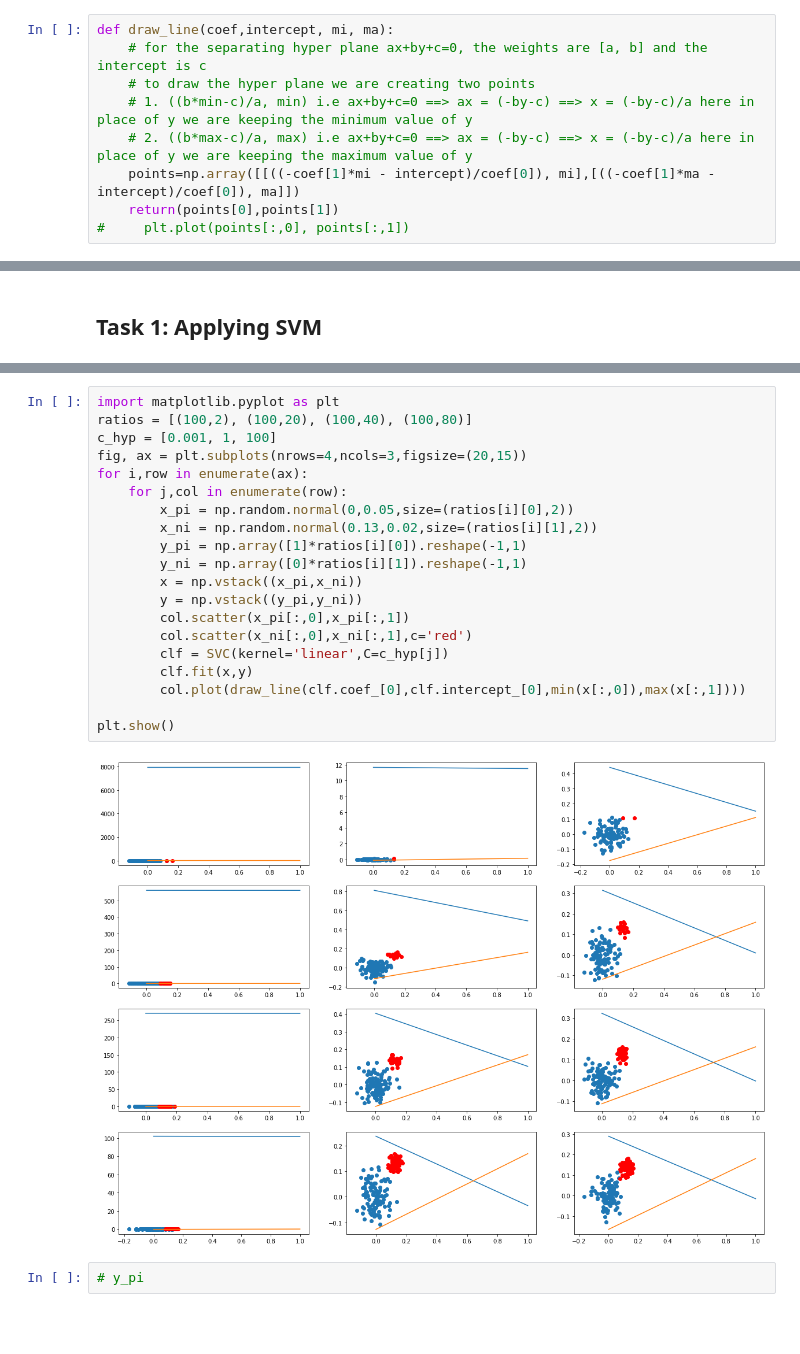
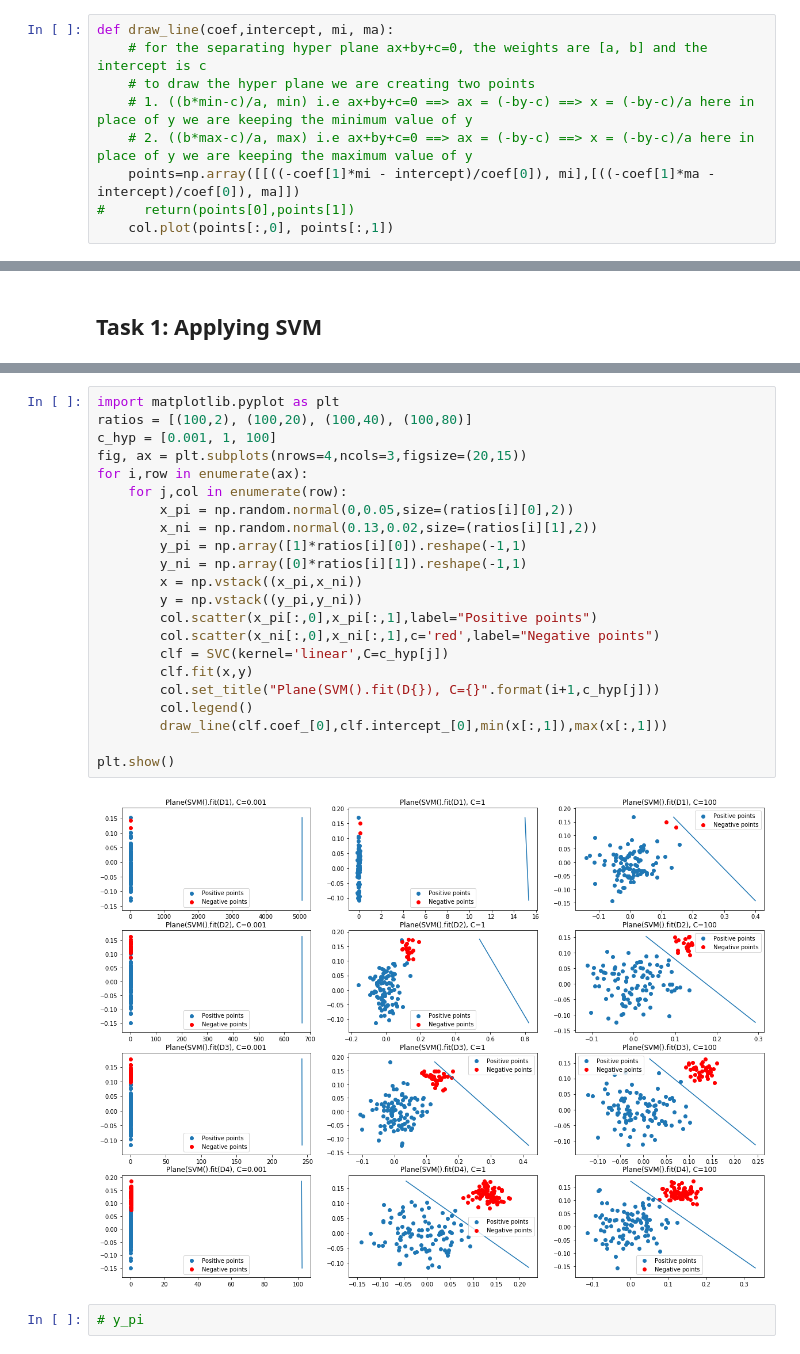
Before and after one commit to subro12/Assignments, a Jupyter notebook: 8A_LR_SVM.ipynb, the cells around one changed output, grey strips where cells are left out. Cells and saved outputs as stored; diff of their text form; blank space fills up the shorter version.

```diff
--- a/8A_LR_SVM.ipynb
+++ b/8A_LR_SVM.ipynb
@@ -17,8 +17,8 @@ def draw_line(coef,intercept, mi, ma):
     # 1. ((b*min-c)/a, min) i.e ax+by+c=0 ==> ax = (-by-c) ==> x = (-by-c)/a here in place of y we are keeping the minimum value of y
     # 2. ((b*max-c)/a, max) i.e ax+by+c=0 ==> ax = (-by-c) ==> x = (-by-c)/a here in place of y we are keeping the maximum value of y
     points=np.array([[((-coef[1]*mi - intercept)/coef[0]), mi],[((-coef[1]*ma - intercept)/coef[0]), ma]])
-    return(points[0],points[1])
-#     plt.plot(points[:,0], points[:,1])
+#     return(points[0],points[1])
+    col.plot(points[:,0], points[:,1])
 # %% [markdown]
 # What if Data is imabalanced
 
@@ -85,25 +85,27 @@ and attach the picture, or record a video upload it in assignment.
 # %%
 import matplotlib.pyplot as plt
 ratios = [(100,2), (100,20), (100,40), (100,80)]
 c_hyp = [0.001, 1, 100]
 fig, ax = plt.subplots(nrows=4,ncols=3,figsize=(20,15))
 for i,row in enumerate(ax):
     for j,col in enumerate(row):
         x_pi = np.random.normal(0,0.05,size=(ratios[i][0],2))
         x_ni = np.random.normal(0.13,0.02,size=(ratios[i][1],2))
         y_pi = np.array([1]*ratios[i][0]).reshape(-1,1)
         y_ni = np.array([0]*ratios[i][1]).reshape(-1,1)
         x = np.vstack((x_pi,x_ni))
         y = np.vstack((y_pi,y_ni))
-        col.scatter(x_pi[:,0],x_pi[:,1])
-        col.scatter(x_ni[:,0],x_ni[:,1],c='red')
+        col.scatter(x_pi[:,0],x_pi[:,1],label="Positive points")
+        col.scatter(x_ni[:,0],x_ni[:,1],c='red',label="Negative points")
         clf = SVC(kernel='linear',C=c_hyp[j])
         clf.fit(x,y)
-        col.plot(draw_line(clf.coef_[0],clf.intercept_[0],min(x[:,0]),max(x[:,1])))
+        col.set_title("Plane(SVM().fit(D{}), C={}".format(i+1,c_hyp[j]))
+        col.legend()
+        draw_line(clf.coef_[0],clf.intercept_[0],min(x[:,1]),max(x[:,1]))
 
 plt.show()
 # %% [output]
-[figure, old version]
+[figure, new version]
 # %%
 # y_pi
 # %%
```
Also changed, not shown: parts of 1 cell of this notebook.
